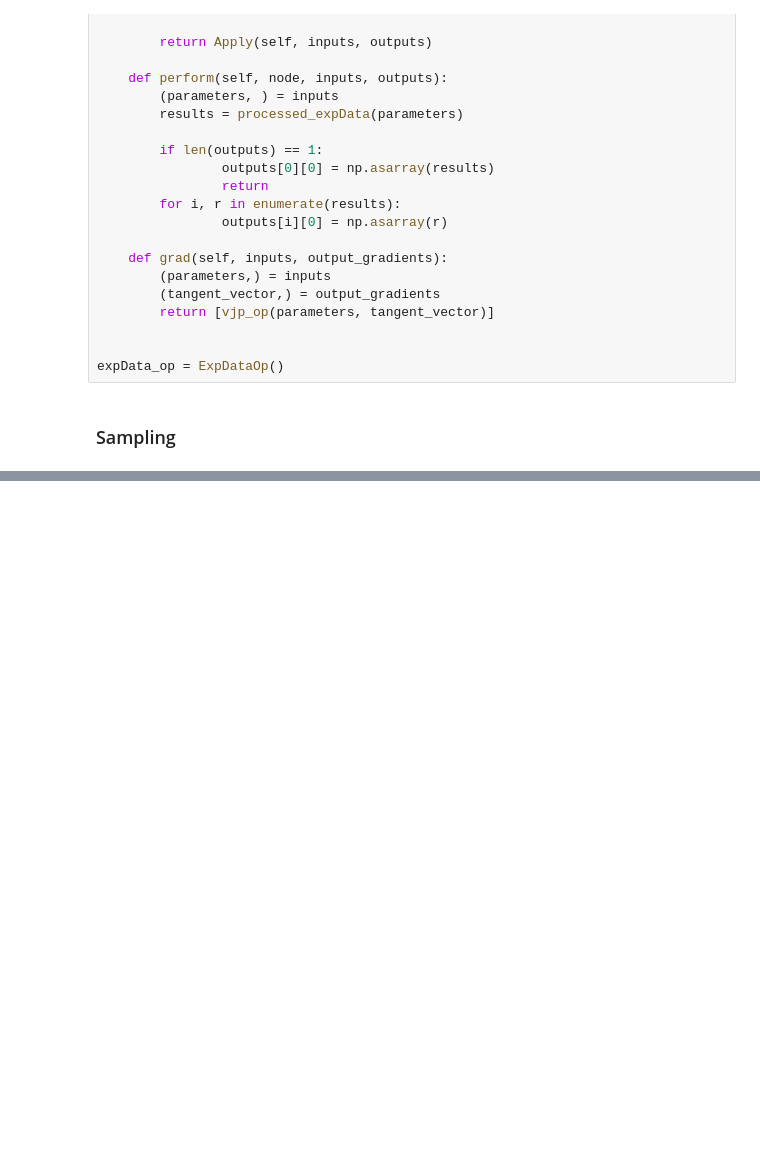
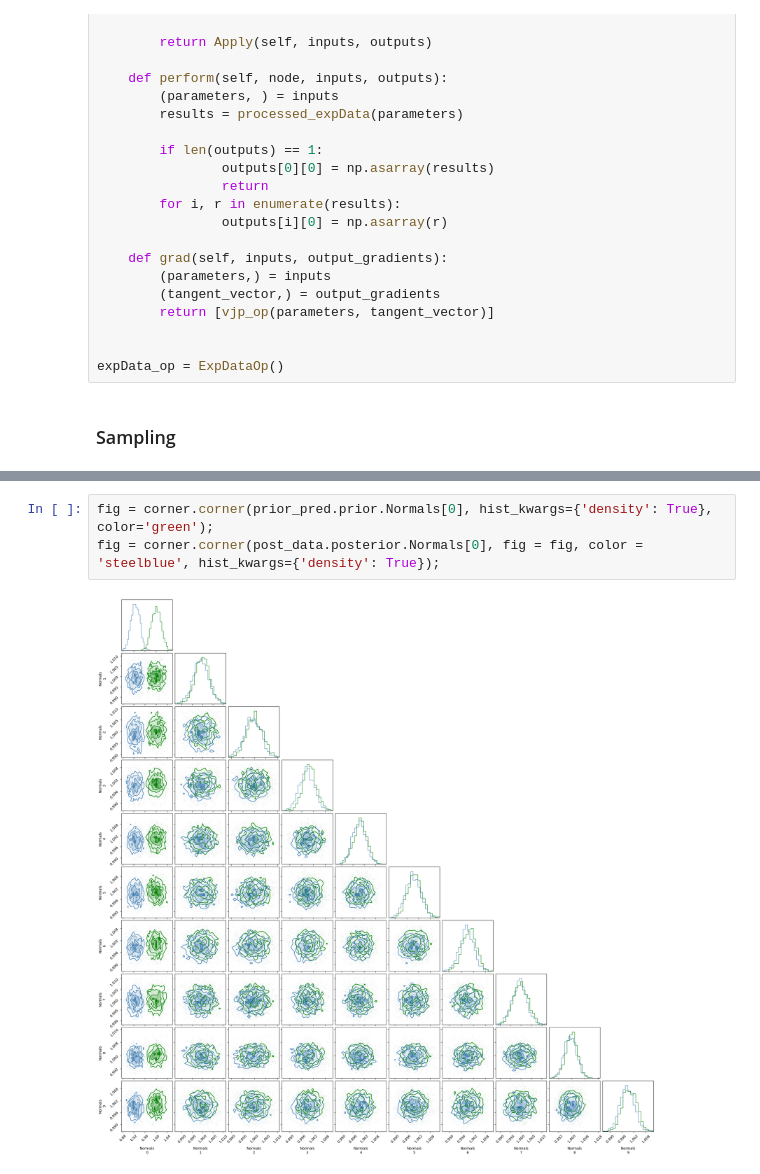
Before and after one commit to malin-horstmann/bayesian_pyhf, a Jupyter notebook: src/pyhf_pymc/sampling.ipynb, the cells around one changed output, grey strips where cells are left out. Cells and saved outputs as stored; diff of their text form; blank space fills up the shorter version.

```diff
--- a/src/pyhf_pymc/sampling.ipynb
+++ b/src/pyhf_pymc/sampling.ipynb
@@ -251,0 +260,5 @@ plt.show()
+# %%
+fig = corner.corner(prior_pred.prior.Normals[0], hist_kwargs={'density': True}, color='green');
+fig = corner.corner(post_data.posterior.Normals[0], fig = fig, color = 'steelblue', hist_kwargs={'density': True});
+# %% [output]
+[figure, added]
```
Also changed, not shown: parts of 4 cells of this notebook, 1 other file.
